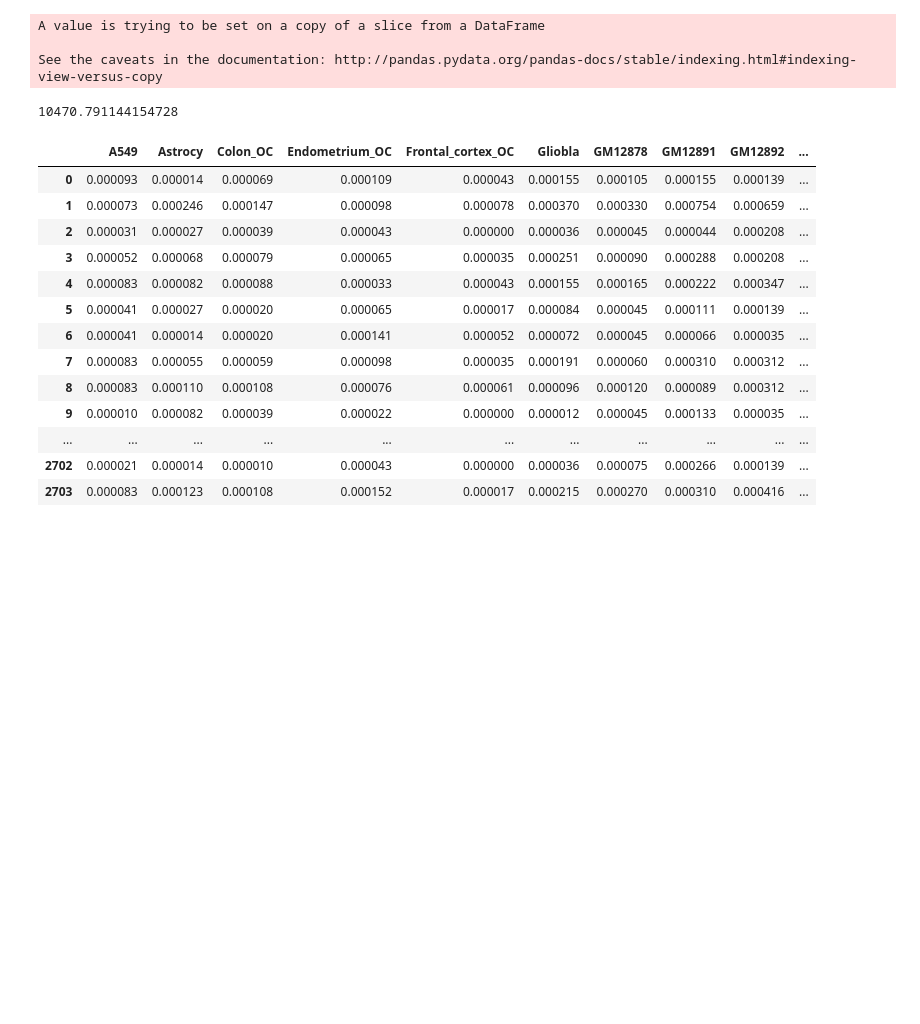
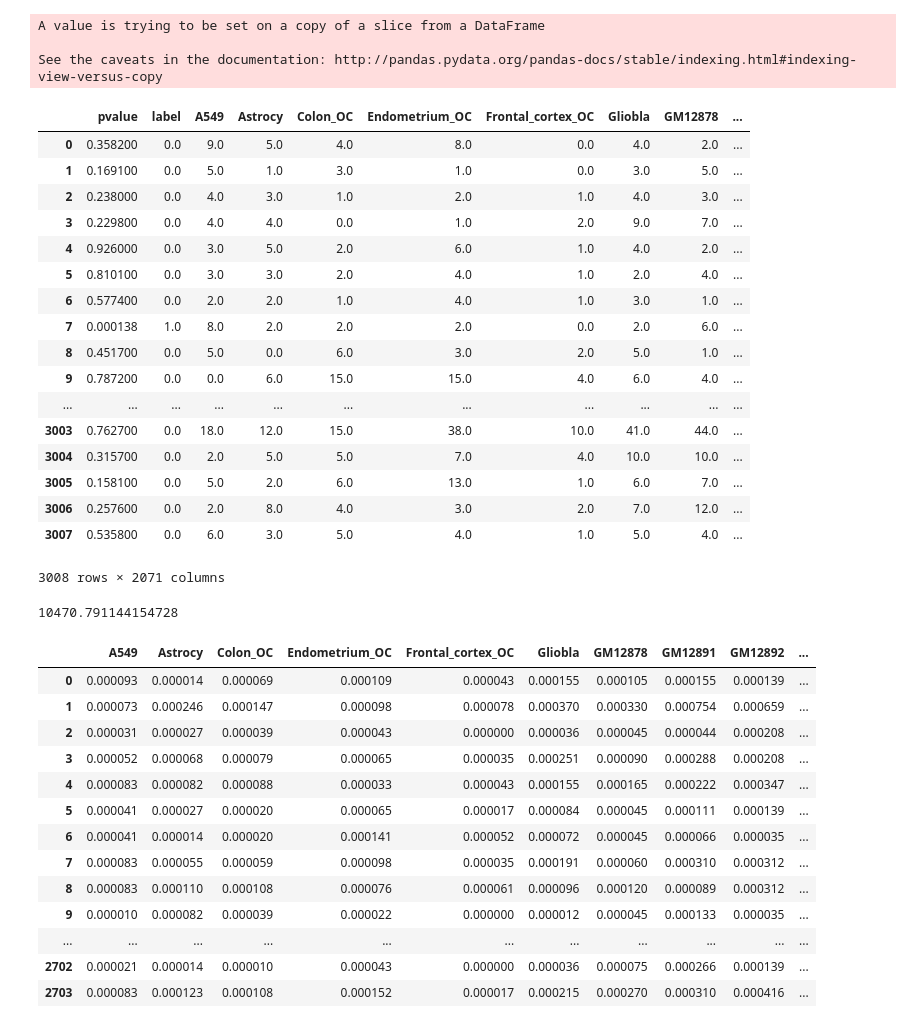
Before and after one commit to xsun28/EWASplus, a Jupyter notebook: code/features_selection/FeatureSelectionRICHS.ipynb, the cells around one changed output. Cells and saved outputs as stored; diff of their text form; code cells hidden in the pictures; blank space fills up the shorter version.

```diff
--- a/code/features_selection/FeatureSelectionRICHS.ipynb
+++ b/code/features_selection/FeatureSelectionRICHS.ipynb
@@ -150,6 +150,27 @@ all_features = all_data
 A value is trying to be set on a copy of a slice from a DataFrame
 
 See the caveats in the documentation: http://pandas.pydata.org/pandas-docs/stable/indexing.html#indexing-view-versus-copy
+# %%
+all_data
+# %% [output]
+|  | pvalue | label | A549 | Astrocy | Colon_OC | Endometrium_OC | Frontal_cortex_OC | Gliobla | GM12878 | ... |
+| 0 | 0.358200 | 0.0 | 9.0 | 5.0 | 4.0 | 8.0 | 0.0 | 4.0 | 2.0 | ... |
+| 1 | 0.169100 | 0.0 | 5.0 | 1.0 | 3.0 | 1.0 | 0.0 | 3.0 | 5.0 | ... |
+| 2 | 0.238000 | 0.0 | 4.0 | 3.0 | 1.0 | 2.0 | 1.0 | 4.0 | 3.0 | ... |
+| 3 | 0.229800 | 0.0 | 4.0 | 4.0 | 0.0 | 1.0 | 2.0 | 9.0 | 7.0 | ... |
+| 4 | 0.926000 | 0.0 | 3.0 | 5.0 | 2.0 | 6.0 | 1.0 | 4.0 | 2.0 | ... |
+| 5 | 0.810100 | 0.0 | 3.0 | 3.0 | 2.0 | 4.0 | 1.0 | 2.0 | 4.0 | ... |
+| 6 | 0.577400 | 0.0 | 2.0 | 2.0 | 1.0 | 4.0 | 1.0 | 3.0 | 1.0 | ... |
+| 7 | 0.000138 | 1.0 | 8.0 | 2.0 | 2.0 | 2.0 | 0.0 | 2.0 | 6.0 | ... |
+| 8 | 0.451700 | 0.0 | 5.0 | 0.0 | 6.0 | 3.0 | 2.0 | 5.0 | 1.0 | ... |
+| 9 | 0.787200 | 0.0 | 0.0 | 6.0 | 15.0 | 15.0 | 4.0 | 6.0 | 4.0 | ... |
+| ... | ... | ... | ... | ... | ... | ... | ... | ... | ... | ... |
+| 3003 | 0.762700 | 0.0 | 18.0 | 12.0 | 15.0 | 38.0 | 10.0 | 41.0 | 44.0 | ... |
+| 3004 | 0.315700 | 0.0 | 2.0 | 5.0 | 5.0 | 7.0 | 4.0 | 10.0 | 10.0 | ... |
+| 3005 | 0.158100 | 0.0 | 5.0 | 2.0 | 6.0 | 13.0 | 1.0 | 6.0 | 7.0 | ... |
+| 3006 | 0.257600 | 0.0 | 2.0 | 8.0 | 4.0 | 3.0 | 2.0 | 7.0 | 12.0 | ... |
+| 3007 | 0.535800 | 0.0 | 6.0 | 3.0 | 5.0 | 4.0 | 1.0 | 5.0 | 4.0 | ... |
+3008 rows × 2071 columns
 # %%
 #split train test data and scaling on train data
 scaler='MinMax'
```
Also changed, not shown: parts of 8 cells of this notebook, 14 other files.
